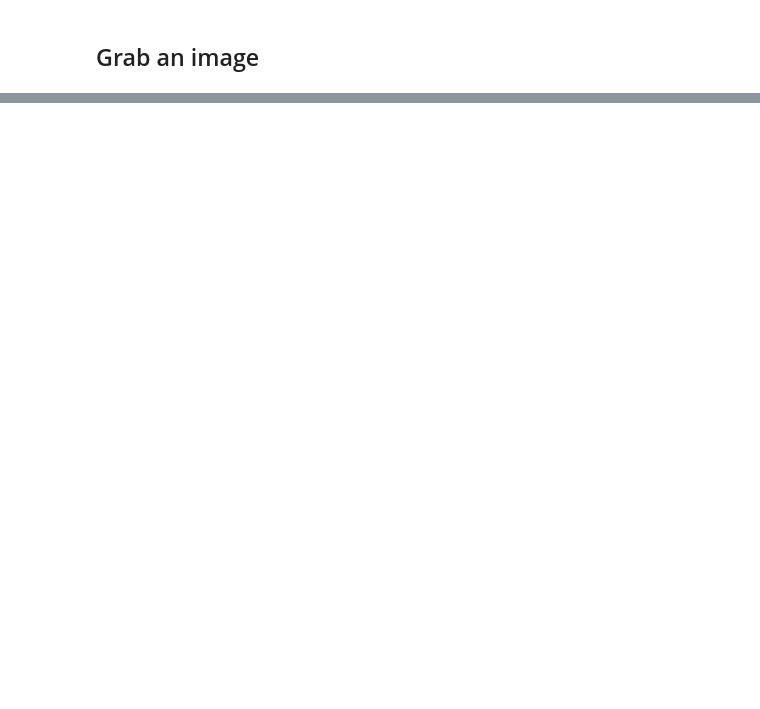
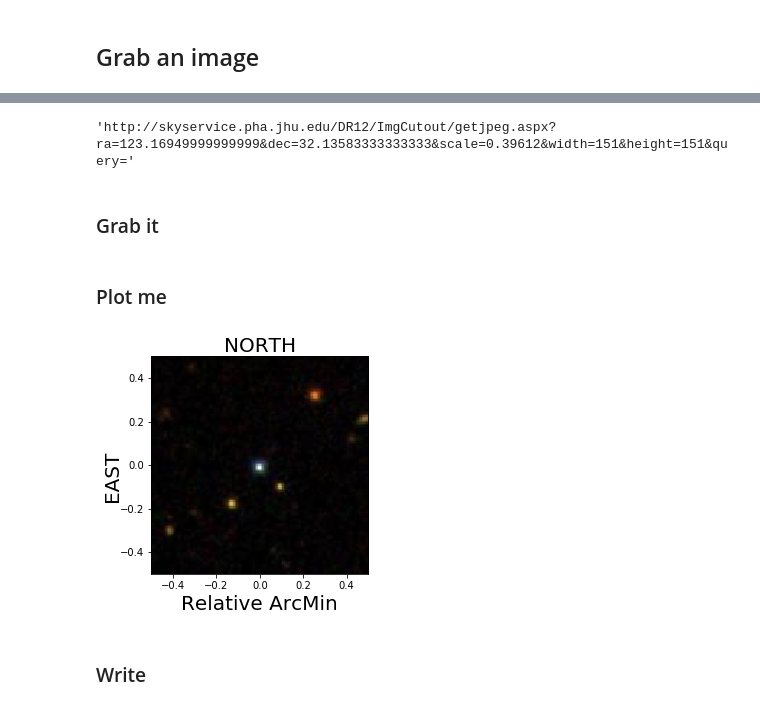
Before and after one commit to realfastvla/rf_meta_query, a Jupyter notebook: docs/nb/sdss_query_test.ipynb, the cells around one changed output, grey strips where cells are left out. Drawn from its saved outputs; the diff is of its cells as text; code cells hidden in the pictures; blank space fills up the shorter version.

```diff
--- a/docs/nb/sdss_query_test.ipynb
+++ b/docs/nb/sdss_query_test.ipynb
@@ -62,0 +74,30 @@ sdss_url = images.sdsshttp(coord, 1.)
+# %%
+imsize = 1. # arcmin
+sdss_url = images.sdsshttp(coord, imsize)
+sdss_url
+# %% [output]
+'http://skyservice.pha.jhu.edu/DR12/ImgCutout/getjpeg.aspx?ra=123.16949999999999&dec=32.13583333333333&scale=0.39612&width=151&height=151&query='
+# %% [markdown]
+### Grab it
+# %%
+rtv = requests.get(sdss_url)
+# %%
+img = Image.open(BytesIO(rtv.content))
+# %% [markdown]
+### Plot me
+# %%
+plt.clf()
+plt.imshow(img,aspect='equal',extent=(-imsize/2., imsize/2, -imsize/2.,imsize/2))
+# Label me
+plt.xlabel('Relative ArcMin', fontsize=20)
+xpos = 0.22*imsize
+ypos = 0.02*imsize
+plt.text(-imsize/2.-xpos, 0., 'EAST', rotation=90.,fontsize=20)
+plt.text(0.,imsize/2.+ypos, 'NORTH', fontsize=20, horizontalalignment='center')
+plt.savefig('tst.png', dpi=300)
+#
+plt.show()
+# %% [output]
+[figure, added]
+# %% [markdown]
+### Write
```
Also changed, not shown: parts of 5 cells of this notebook, 8 other files.
